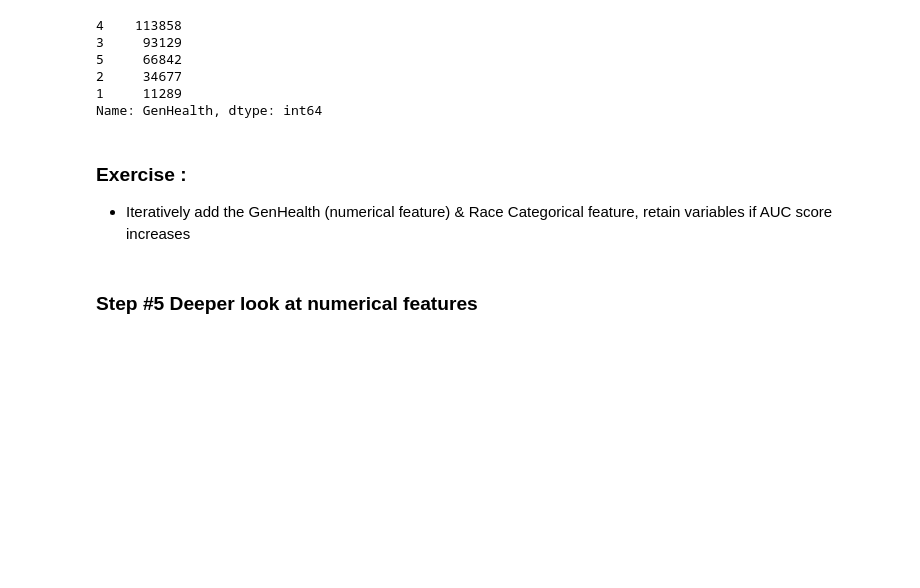
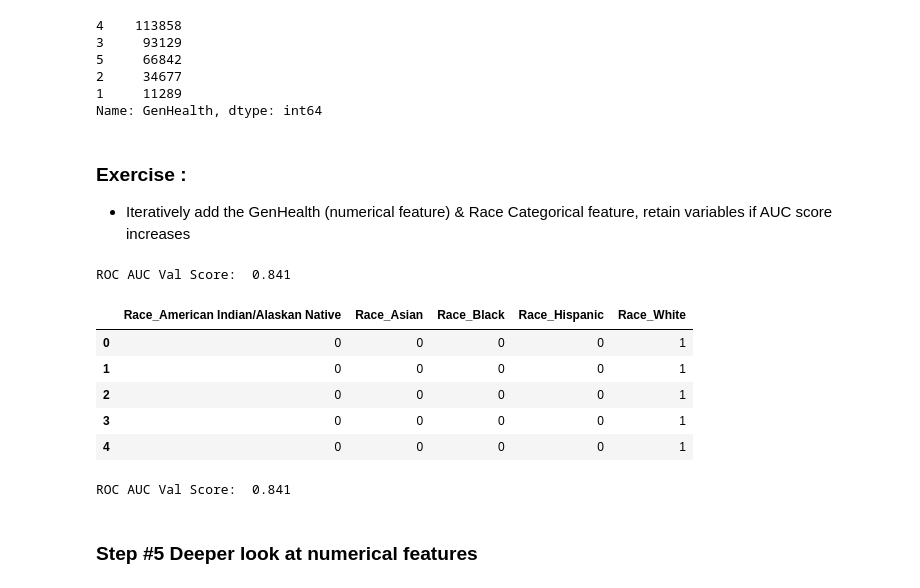
Before and after one commit to julialintern/intro_to_machine_learning, a Jupyter notebook: 03_Classification_heart.ipynb, the cells around one changed output. Saved outputs shown, nothing was run; the diff lists cells and outputs as text; code cells hidden in the pictures; blank space fills up the shorter version.

```diff
--- a/03_Classification_heart.ipynb
+++ b/03_Classification_heart.ipynb
@@ -344,0 +374,17 @@ Name: GenHealth, dtype: int64
+# %%
+clf=LogisticRegression(max_iter=1000).fit(X_train,y_train)
+probas=clf.predict_proba(X_val)[:,1]
+print('ROC AUC Val Score: {:6.3f}'.format(roc_auc_score(y_val,probas)))
+# %% [output]
+ROC AUC Val Score:  0.841
+# %%
+race_cats=df[['Race']].replace('Other','AAother')
+race_cats=pd.get_dummies(race_cats,drop_first=True)
+race_cats.head()
+# %% [output]
+|  | Race_American Indian/Alaskan Native | Race_Asian | Race_Black | Race_Hispanic | Race_White |
+| 0 | 0 | 0 | 0 | 0 | 1 |
+| 1 | 0 | 0 | 0 | 0 | 1 |
+| 2 | 0 | 0 | 0 | 0 | 1 |
+| 3 | 0 | 0 | 0 | 0 | 1 |
+| 4 | 0 | 0 | 0 | 0 | 1 |
@@ -345,3 +401,9 @@ Name: GenHealth, dtype: int64
+# %%
+clf=LogisticRegression(max_iter=1000).fit(X_train,y_train)
+probas=clf.predict_proba(X_val)[:,1]
+print('ROC AUC Val Score: {:6.3f}'.format(roc_auc_score(y_val,probas)))
+# %% [output]
+ROC AUC Val Score:  0.841
 # %% [markdown]
 ### Step #5  Deeper look at numerical features
 # %%
```
Also changed, not shown: parts of 102 cells of this notebook, 1 other file.
